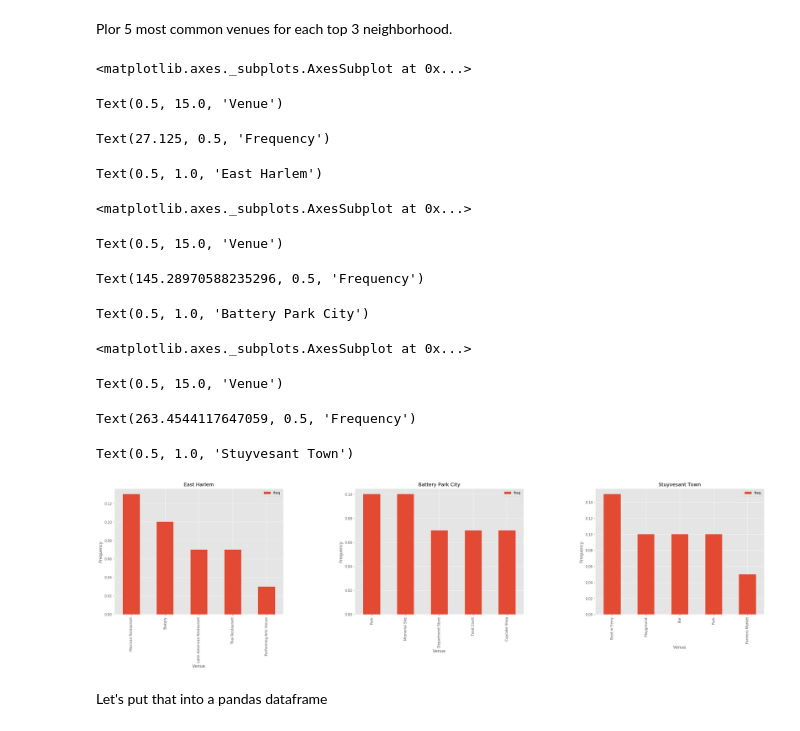
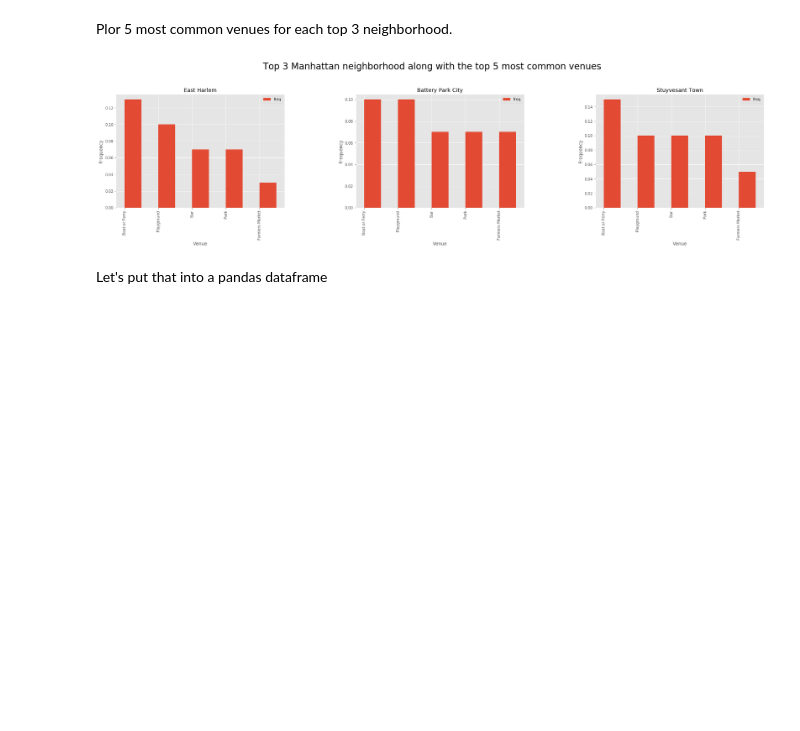
Before and after one commit to yeinel/The-Battle-of-Neighborhoods, a Jupyter notebook: The-Battle-of-Neighborhoods-week2.ipynb, the cells around one changed output. Drawn from its saved outputs; the diff is of its cells as text; code cells hidden in the pictures; blank space fills up the shorter version.

```diff
--- a/The-Battle-of-Neighborhoods-week2.ipynb
+++ b/The-Battle-of-Neighborhoods-week2.ipynb
@@ -440,3 +440,5 @@ toronto_grouped.head()
 # %%
 toronto_grouped_top_3 = toronto_grouped_top_3.iloc[0:0]
 toronto_grouped_top_3 = toronto_grouped.copy()
+toronto_grouped_top_3.set_index('Neighborhood', inplace=True)
+toronto_grouped_top_3.head()
@@ -445,9 +456,9 @@ Let's see top 3 neighborhood along with the top 5 most common venues for each ne
 So first we need to get first 3 neighborhood.
 # %%
 #sum mean for each Neighborhood
-toronto_grouped_top_3["Total"] = toronto_grouped_top_3.loc[:, toronto_grouped_top_3.columns != 'Neighborhood'].sum(axis=0,skipna=True,numeric_only=True)
+toronto_grouped_top_3.loc[:,"Total"] = toronto_grouped_top_3.sum(axis=1,skipna=True,numeric_only=True)
 #order Neighborhood by total venue frecuency
-toronto_grouped_top_3 = toronto_grouped_top_3.sort_values('Total', ascending=False).reset_index(drop=True).head(3)
+toronto_grouped_top_3 = toronto_grouped_top_3.sort_values('Total', ascending=False).reset_index().head(3)
 toronto_grouped_top_3
 # %% [output]
 |  | Neighborhood | Yoga Studio | Airport | Airport Food Court | Airport Gate | Airport Lounge | Airport Service | ... |
@@ -598,5 +603,7 @@ manhattan_grouped.head()
 Next, let's group rows by neighborhood and by taking the mean of the frequency of occurrence of each category
 # %%
 #clear the dataframe first for each execution
-#manhattan_grouped_top_3 = manhattan_grouped_top_3.iloc[0:0]#required to clear if execute twice
+#manhattan_grouped_top_3 = manhattan_grouped_top_3.iloc[0:0]
 manhattan_grouped_top_3 = manhattan_grouped.copy()
+manhattan_grouped_top_3.set_index('Neighborhood', inplace=True)
+manhattan_grouped_top_3.head()
@@ -604,9 +620,9 @@ manhattan_grouped_top_3 = manhattan_grouped.copy()
 Let's see top 3 neighborhood along with the top 5 most common venues for each neighborhood. So first we need to get first 3 neighborhood.
 # %%
 #sum mean for each Neighborhood
-manhattan_grouped_top_3["Total"] = manhattan_grouped_top_3.loc[:, manhattan_grouped_top_3.columns != 'Neighborhood'].sum(axis=1,skipna=True,numeric_only=True)
+manhattan_grouped_top_3.loc[:,"Total"] = manhattan_grouped_top_3.sum(axis=1,skipna=True,numeric_only=True)
 #order Neighborhood by total venue frecuency
-manhattan_grouped_top_3 = manhattan_grouped_top_3.sort_values('Total', ascending=False).reset_index(drop=True).head(3)
+manhattan_grouped_top_3 = manhattan_grouped_top_3.sort_values('Total', ascending=False).reset_index().head(3)
 manhattan_grouped_top_3
 # %% [output]
 |  | Neighborhood | Accessories Store | Adult Boutique | Afghan Restaurant | African Restaurant | ... |
@@ -617,43 +633,37 @@ manhattan_grouped_top_3
 # %% [markdown]
 Plor 5 most common venues for each top 3 neighborhood.
 # %%
-
 num_top_venues = 5
 
 count = 0
-fig, axes = plt.subplots(nrows=1, ncols=3)
-#fig.suptitle('Top 3 neighborhood along with the top 5 most common venues')
+fig, axes = plt.subplots(nrows=1, ncols=3, sharex=True)
+
 fig.tight_layout()
 for hood in manhattan_grouped_top_3['Neighborhood']:
     #print("----"+hood+"----")
     temp = manhattan_grouped_top_3[manhattan_grouped_top_3['Neighborhood'] == hood].T.reset_index()
     temp.columns = ['venue','freq']
     temp = temp.iloc[1:-1]
     temp['freq'] = temp['freq'].astype(float)
     temp = temp.round({'freq': 2})
     temp = temp.sort_values('freq', ascending=False).reset_index(drop=True).head(num_top_venues)
     temp.set_index('venue', inplace=True)
     #print(temp)
     # step 2: plot data
-    temp.plot(kind='bar', figsize=(30, 6),ax=axes[count])
+    temp.plot(kind='bar', figsize=(30, 6),position=0,ax=axes[count])
     axes[count].set_xlabel('Venue') # add to x-label to the plot
     axes[count].set_ylabel('Frequency') # add y-label to the plot
     axes[count].set_title(hood) # add title to the plot
     count = count+1
+fig.get_axes()[0].annotate('Top 3 Manhattan neighborhood along with the top 5 most common venues', (0.5, 0.95),
+                            xycoords='figure fraction', ha='center',
+                            fontsize=24
+                            )
+plt.subplots_adjust(left=0.1, right=0.9, top=0.8, bottom=0.1)
+
+print("")
 # %% [output]
-<matplotlib.axes._subplots.AxesSubplot at 0x...>
-Text(0.5, 15.0, 'Venue')
-Text(27.125, 0.5, 'Frequency')
-Text(0.5, 1.0, 'East Harlem')
-<matplotlib.axes._subplots.AxesSubplot at 0x...>
-Text(0.5, 15.0, 'Venue')
-Text(145.28970588235296, 0.5, 'Frequency')
-Text(0.5, 1.0, 'Battery Park City')
-<matplotlib.axes._subplots.AxesSubplot at 0x...>
-Text(0.5, 15.0, 'Venue')
-Text(263.4544117647059, 0.5, 'Frequency')
-Text(0.5, 1.0, 'Stuyvesant Town')
-[figure, old version]
+[figure, new version]
 # %% [markdown]
 Let's put that into a pandas dataframe
 # %%
```
Also changed, not shown: parts of 13 cells of this notebook.
